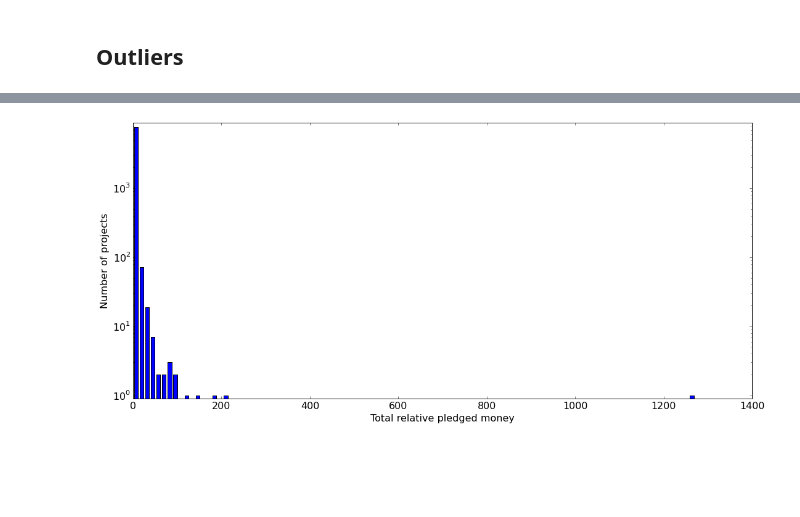
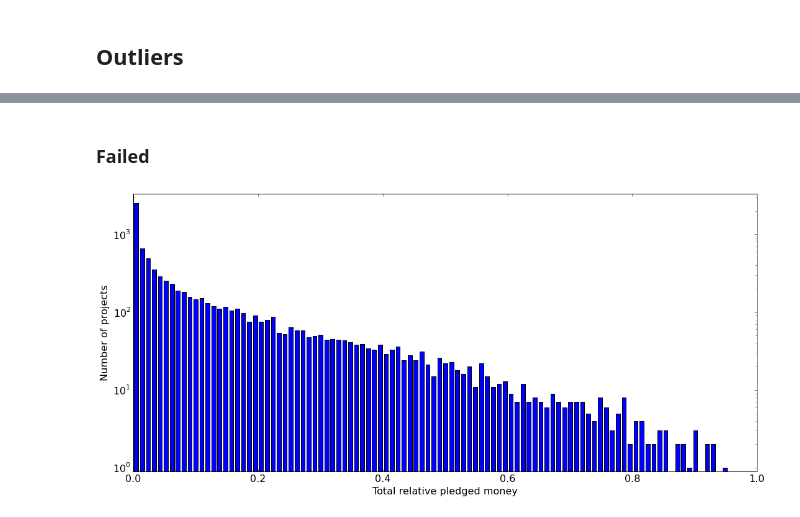
Before and after one commit to vicow/gaussian-process, a Jupyter notebook: notebooks/sidekick-histograms.ipynb, the cells around one changed output, grey strips where cells are left out. Saved outputs shown, nothing was run; the diff lists cells and outputs as text; code cells hidden in the pictures; blank space fills up the shorter version.

```diff
--- a/notebooks/sidekick-histograms.ipynb
+++ b/notebooks/sidekick-histograms.ipynb
@@ -44,6 +44,7 @@ def show_histogram(y, x_label, y_label, x_scale='linear', y_scale='linear', bins
     ax.set_ylabel(y_label)
     ax.set_xlabel(x_label)
     plt.show()
+    return hist, bins
 
 def generate_jumps_times(iterable_collection_of_project):
     jumps = []
@@ -148,10 +181,12 @@ show_histogram(times_failed,
+# %% [markdown]
+### Failed
 # %%
-goal_successful = [project.money[-1] for project in sk if project.successful]
-show_histogram(goal_successful,
-              x_label='Total relative pledged money',
-              y_label='Number of projects',
-              x_scale='linear',
-              y_scale='log',
-              bins=100)
+goal_failed = [project.money[-1] for project in sk if not project.successful]
+hist, bins = show_histogram(goal_failed,
+                            x_label='Total relative pledged money',
+                            y_label='Number of projects',
+                            x_scale='linear',
+                            y_scale='log',
+                            bins=100)
 # %% [output]
-[figure, old version]
+[figure, new version]
```
Also changed, not shown: parts of 2 cells of this notebook.
